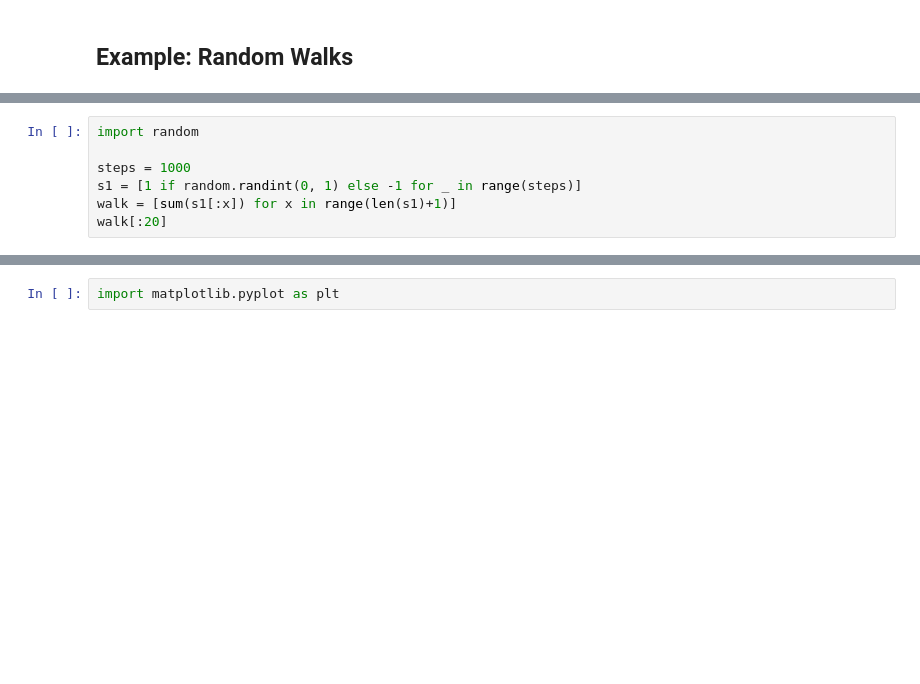
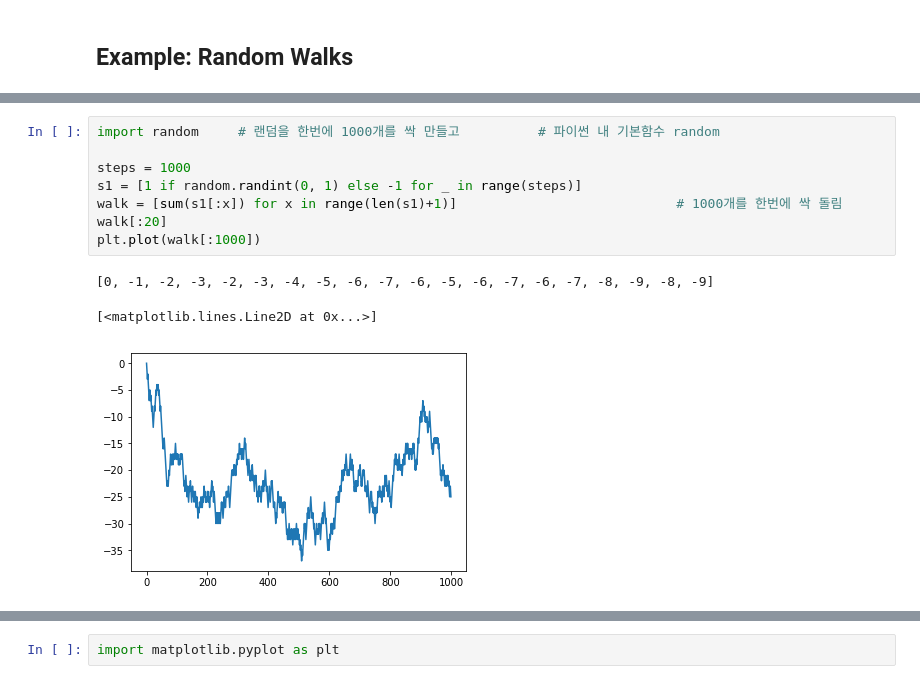
Before and after one commit to dongho0892/Python-Start, a Jupyter notebook: ch04_rev.ipynb, the cells around one changed output, grey strips where cells are left out. Drawn from its saved outputs; the diff is of its cells as text; blank space fills up the shorter version.

```diff
--- a/ch04_rev.ipynb
+++ b/ch04_rev.ipynb
@@ -1292,7 +1432,12 @@ walk[:20]
 # %%
-import random
+import random     # 랜덤을 한번에 1000개를 싹 만들고          # 파이썬 내 기본함수 random
 
 steps = 1000
 s1 = [1 if random.randint(0, 1) else -1 for _ in range(steps)]
-walk = [sum(s1[:x]) for x in range(len(s1)+1)]
+walk = [sum(s1[:x]) for x in range(len(s1)+1)]                            # 1000개를 한번에 싹 돌림
 walk[:20]
+plt.plot(walk[:1000])
+# %% [output]
+[0, -1, -2, -3, -2, -3, -4, -5, -6, -7, -6, -5, -6, -7, -6, -7, -8, -9, -8, -9]
+[<matplotlib.lines.Line2D at 0x...>]
+[figure, added]
```
Also changed, not shown: parts of 54 cells of this notebook.
